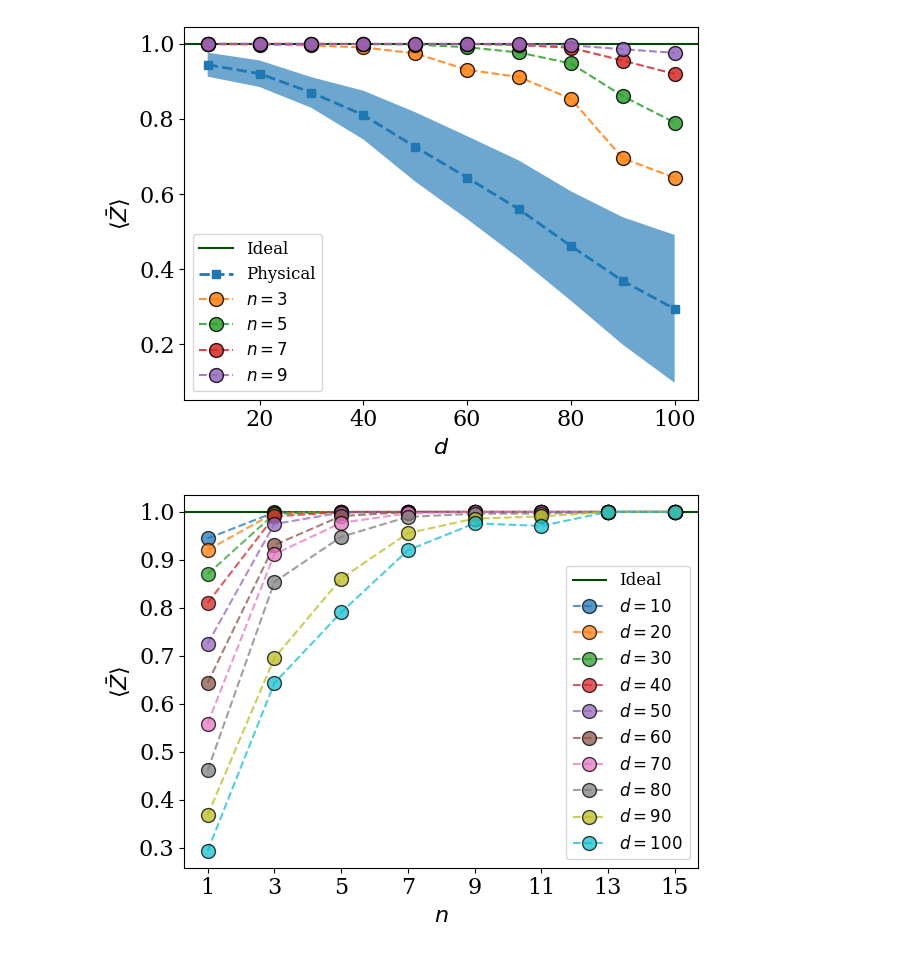
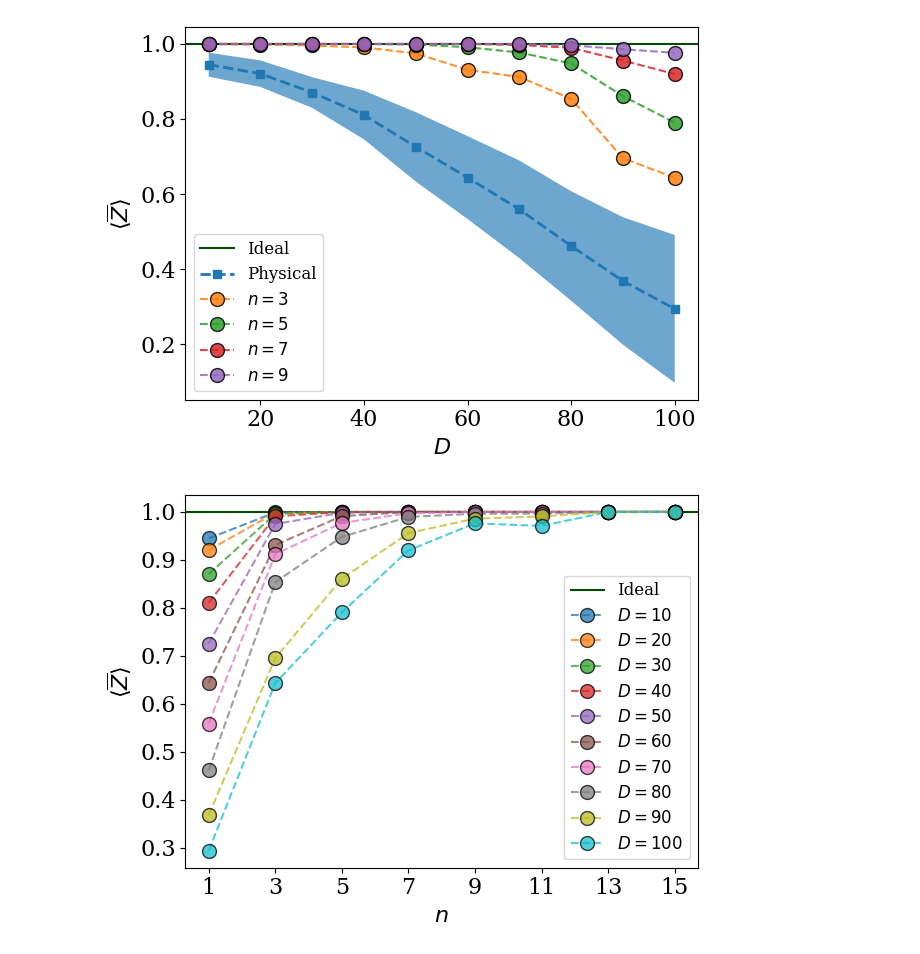
Before and after one commit to rmlarose/encoded, a Jupyter notebook: data/repetition/memory/plot.ipynb, the cells around one changed output. Saved outputs shown, nothing was run; the diff lists cells and outputs as text; code cells hidden in the pictures.

Commit message:
Update plotting script.

```diff
--- a/data/repetition/memory/plot.ipynb
+++ b/data/repetition/memory/plot.ipynb
@@ -216,23 +216,23 @@ plt.tight_layout();
 # %%
 physical_averages = list(np.average(all_expectations, axis=0))
 
 plt.axhline(
     y=1.0,
     label="Ideal",
     color="xkcd:darkgreen",
 )
 
 lst_vals = np.array([v for _, v in all_lst_values.items()]).T
 for i, vals in enumerate(lst_vals):
-    plt.plot([1] + list(nvals), [physical_averages[i]] + list(vals), "--o", label=f"$d = {depths[i]}$", markersize=10, mec="black", alpha=0.75)
+    plt.plot([1] + list(nvals), [physical_averages[i]] + list(vals), "--o", label=f"$D = {depths[i]}$", markersize=10, mec="black", alpha=0.75)
 
 
 plt.xticks(np.arange(1, max(nvals) + 1, 2))
 # plt.yscale("log")
 plt.xlabel("$n$")
-plt.ylabel(r"$\langle \bar{Z} \rangle$")
+plt.ylabel(r"$\langle \overline{Z} \rangle$")
 plt.legend();
 plt.tight_layout();
 # plt.savefig(f"{job_id}_n.pdf")
 # %% [output]
-[figure, old version]
+[figure, new version]
```
Also changed, not shown: parts of 3 cells of this notebook.
